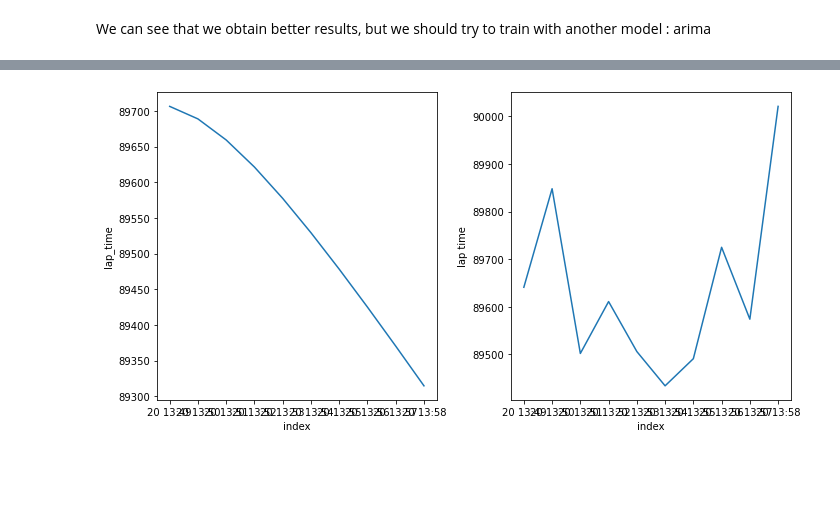
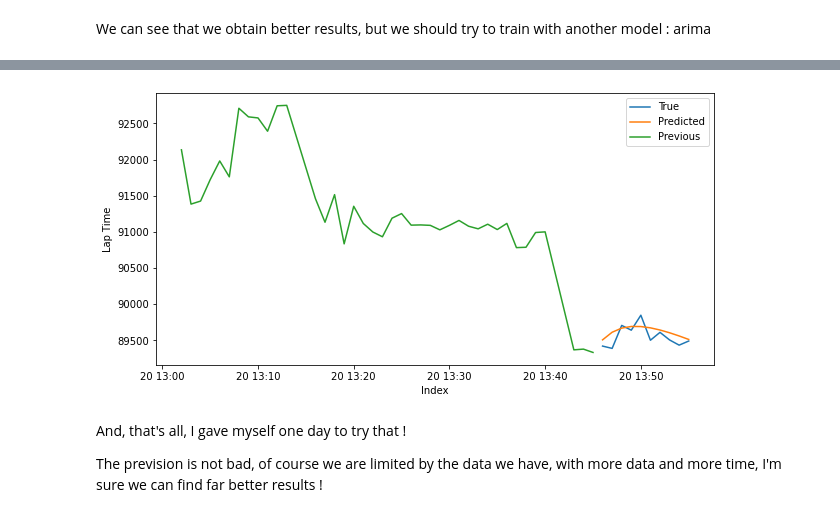
Before and after one commit to HenriEloy/F1_lapTime_prediction, a Jupyter notebook: notebooks/timeSeries.ipynb, the cells around one changed output, grey strips where cells are left out. Cells and saved outputs as stored; diff of their text form; code cells hidden in the pictures; blank space fills up the shorter version.

```diff
--- a/notebooks/timeSeries.ipynb
+++ b/notebooks/timeSeries.ipynb
@@ -339,6 +345,7 @@ fig2 = m1.plot(forecast)
 We can see that we obtain better results, but we should try to train with another model : arima
 # %%
 nb_laps_to_predict = 10
+current_lap = 40
 
 df_OCO_ABU2022 = df_W_pit.loc[(df_W_pit["year"]==2022) & (df_W_pit["name"]=="Abu Dhabi Grand Prix") & (df_W_pit["driverRef"]=="ocon")]
 
@@ -347,8 +354,8 @@ df_OCO_ABU2022 = df_OCO_ABU2022[["date", "time_y","lap", "milliseconds_x"]]
 df_OCO_ABU2022["ds"] = df_OCO_ABU2022.apply(lambda row : np.datetime64(row.date+'T'+row.time_y)+np.timedelta64(row.lap,'m'), axis=1)
 df_OCO_ABU2022 = df_OCO_ABU2022.rename(columns={"milliseconds_x":"y"}).set_index("ds")[['y']]
 
-ts_train = df_OCO_ABU2022[:-nb_laps_to_predict]
-ts_test = df_OCO_ABU2022[-nb_laps_to_predict:]
+ts_train = df_OCO_ABU2022[:current_lap]
+ts_test = df_OCO_ABU2022[current_lap:current_lap+nb_laps_to_predict]
 
 model = sm.tsa.ARIMA(ts_train['y'], order=(1,1,1))
 model_fit = model.fit()
@@ -394,15 +384,17 @@ See the caveats in the documentation: https://pandas.pydata.org/pandas-docs/stab
 # %%
-fig, axs = plt.subplots(1, 2, figsize=(10, 5))
+fig, ax = plt.subplots(figsize=(10, 5))
 
-axs[1].plot(ts_test.index, ts_test['y'])
-axs[1].set_xlabel('index')
-axs[1].set_ylabel('lap time')
+ax.plot(ts_test.index, ts_test['y'], label='True')
+ax.plot(ts_test.index, ts_test['y_pred'], label='Predicted')
+ax.plot(ts_train.index, ts_train['y'], label='Previous')
+ax.set_xlabel('Index')
+ax.set_ylabel('Lap Time')
+ax.legend()
 
-axs[0].plot(ts_test.index, ts_test['y_pred'])
-axs[0].set_xlabel('index')
-axs[0].set_ylabel('lap_time')
-
-plt.tight_layout()
 plt.show()
 # %% [output]
-[figure, old version]
+[figure, new version]
+# %% [markdown]
+And, that's all, I gave myself one day to try that !
+
+The prevision is not bad, of course we are limited by the data we have, with more data and more time, I'm sure we can find far better results !
```
Also changed, not shown: parts of 12 cells of this notebook.
